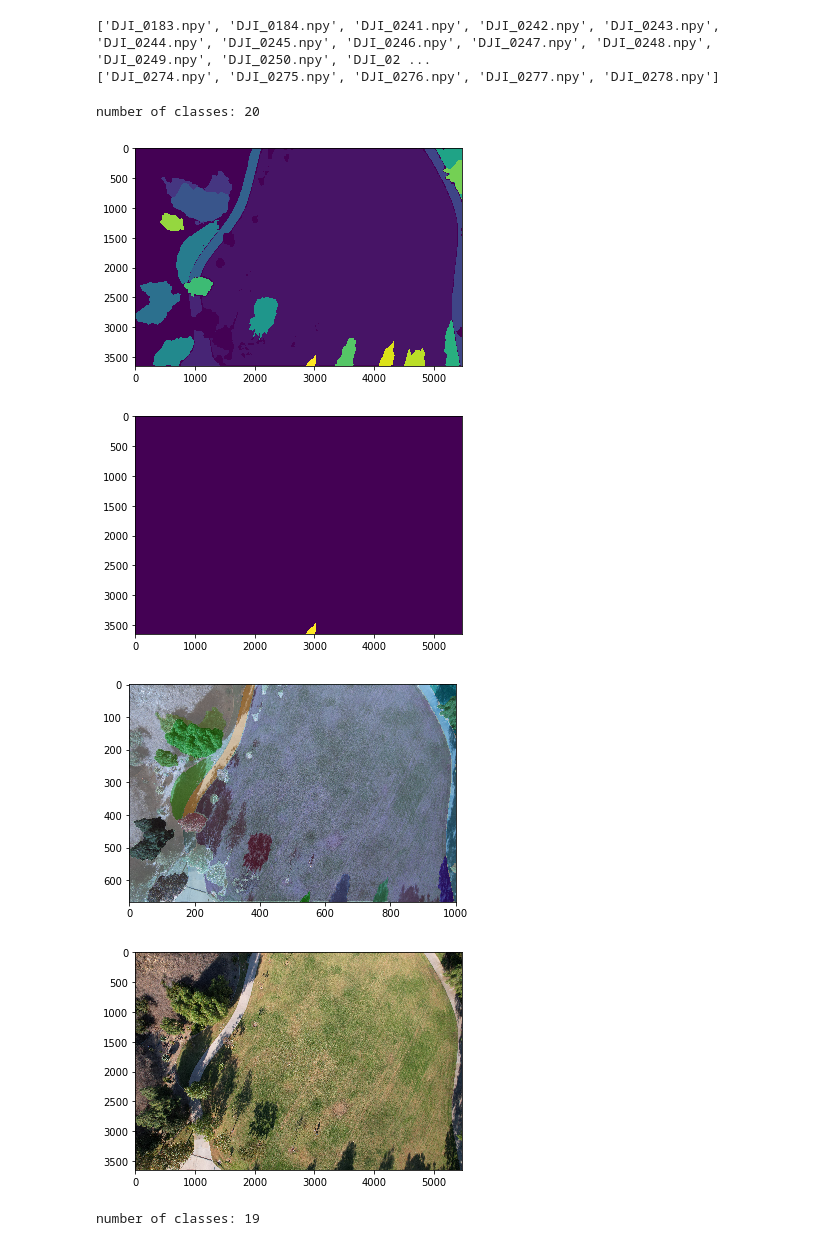
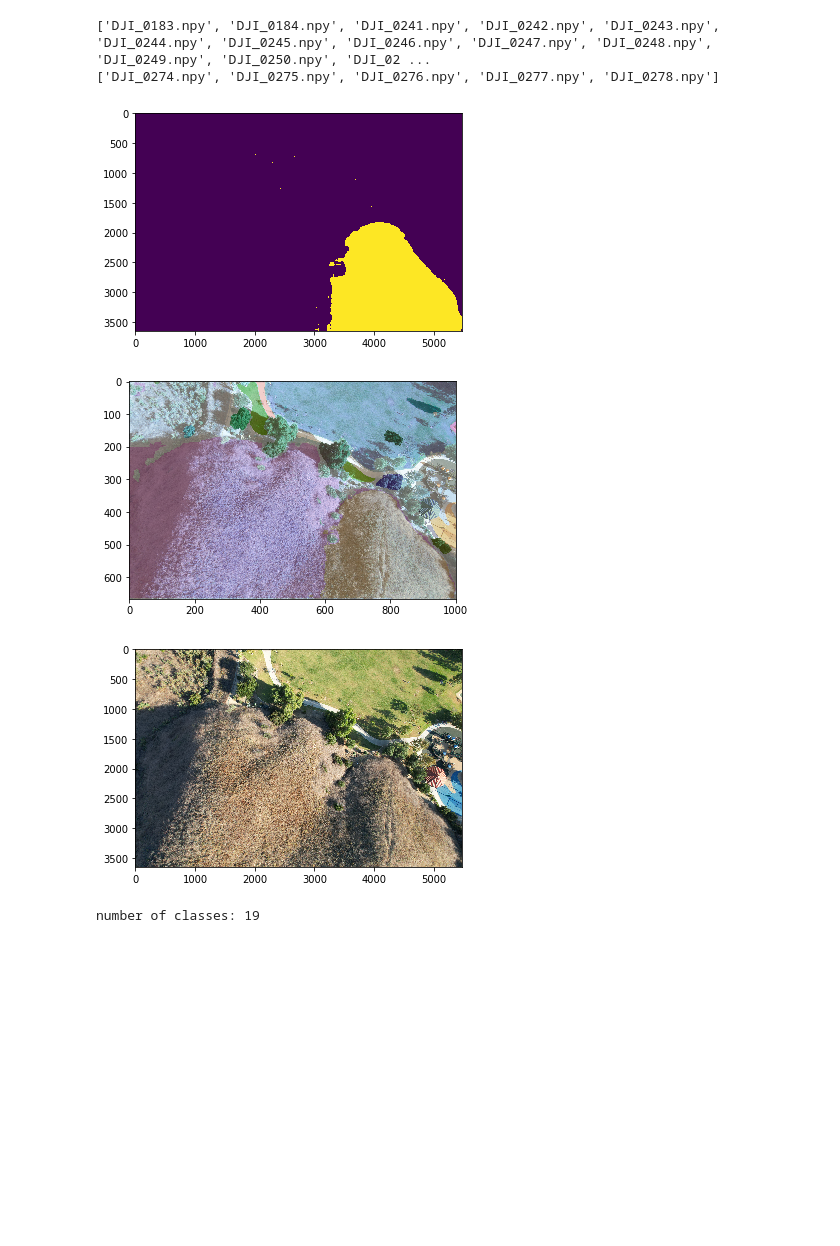
Before and after one commit to ZhiangChen/SegMo3D, a Jupyter notebook: semantic_SfM/ssfm/display_image_segmentation.ipynb, the cells around one changed output. Drawn from its saved outputs; the diff is of its cells as text; code cells hidden in the pictures; blank space fills up the shorter version.

```diff
--- a/semantic_SfM/ssfm/display_image_segmentation.ipynb
+++ b/semantic_SfM/ssfm/display_image_segmentation.ipynb
@@ -16,41 +16,39 @@ print(files[35:40])
 ['DJI_0183.npy', 'DJI_0184.npy', 'DJI_0241.npy', 'DJI_0242.npy', 'DJI_0243.npy', 'DJI_0244.npy', 'DJI_0245.npy', 'DJI_0246.npy', 'DJI_0247.npy', 'DJI_0248.npy', 'DJI_0249.npy', 'DJI_0250.npy', 'DJI_02 ...
 ['DJI_0274.npy', 'DJI_0275.npy', 'DJI_0276.npy', 'DJI_0277.npy', 'DJI_0278.npy']
 # %%
-image_id_1 = 'DJI_0242'
-obj_id = 18
+image_id_1 = 'DJI_0280'
+obj_id = 2
 masks_path_1 = "../../data/box_canyon_park/segmentations/{}.npy".format(image_id_1)
 image_path_1 = "../../data/box_canyon_park/DJI_photos/{}.JPG".format(image_id_1)
 overlap_path_1 = "../../data/box_canyon_park/segmentations/{}_overlap.png".format(image_id_1)
 
 def display_masks(mask_path):
     mask = np.load(mask_path) + 1
     print('number of classes:', len(np.unique(mask)))
     plt.imshow(mask)
     plt.show()
     return len(np.unique(mask))
 
 def display_mask_with_id(mask_path, id):
     mask = np.load(mask_path)
     mask = np.where(mask == id, 1, 0)
     plt.imshow(mask)
     plt.show()
 
 def display_image(image_path):
     image = plt.imread(image_path)
     plt.imshow(image)
     plt.show()
 
 
-N = display_masks(masks_path_1)
+#N = display_masks(masks_path_1)
 display_mask_with_id(masks_path_1, obj_id)
 display_image(overlap_path_1)
 display_image(image_path_1)
 # %% [output]
-number of classes: 20
-[figure, old version]
+[figure, new version]
-[figure, old version]
+[figure, new version]
-[figure, old version]
+[figure, new version]
-[figure, removed]
 # %%
 image_id_1 = 'DJI_0183'
 obj_id = 11
```
Also changed, not shown: 1 other file.
